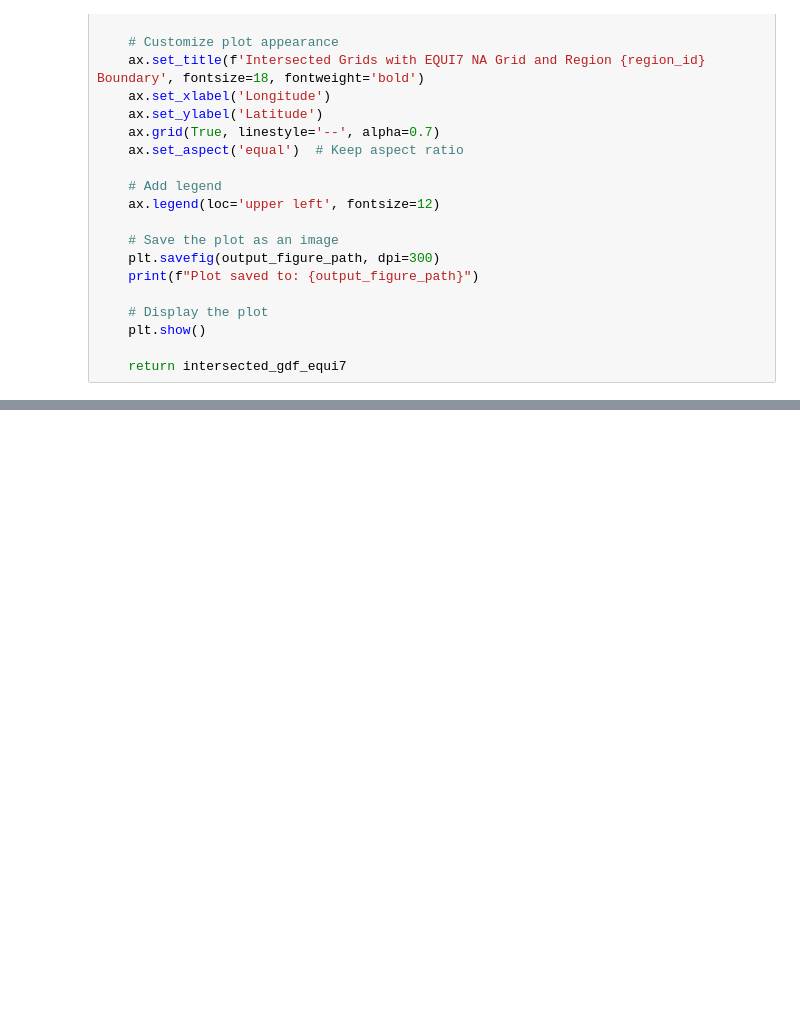
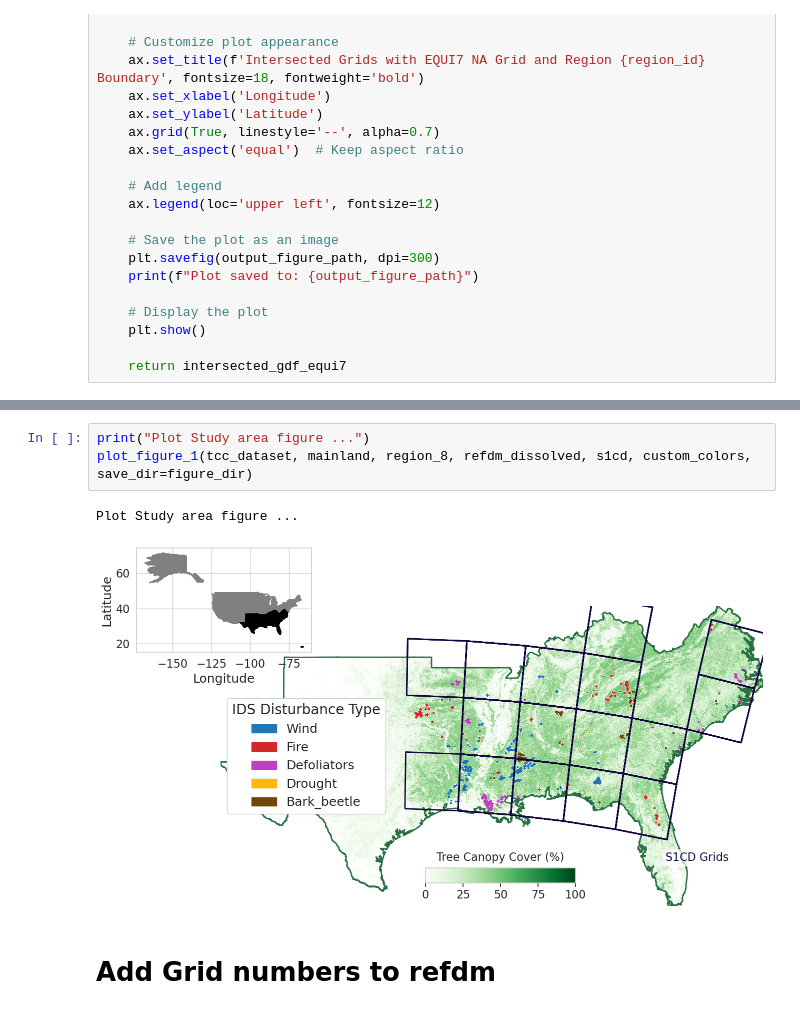
Before and after one commit to Franziska279/ForExD-WP1-P1, a Jupyter notebook: src/04_grid_creation.ipynb, the cells around one changed output, grey strips where cells are left out. Saved outputs shown, nothing was run; the diff lists cells and outputs as text; blank space fills up the shorter version.

```diff
--- a/src/04_grid_creation.ipynb
+++ b/src/04_grid_creation.ipynb
@@ -543,0 +846,8 @@ print(f"Saved boundaries to {output_path}")
+# %%
+print("Plot Study area figure ...")
+plot_figure_1(tcc_dataset, mainland, region_8, refdm_dissolved, s1cd, custom_colors, save_dir=figure_dir)
+# %% [output]
+Plot Study area figure ...
+[figure, added]
+# %% [markdown]
+# Add Grid numbers to refdm
```
Also changed, not shown: parts of 25 cells of this notebook, 1 other file.
